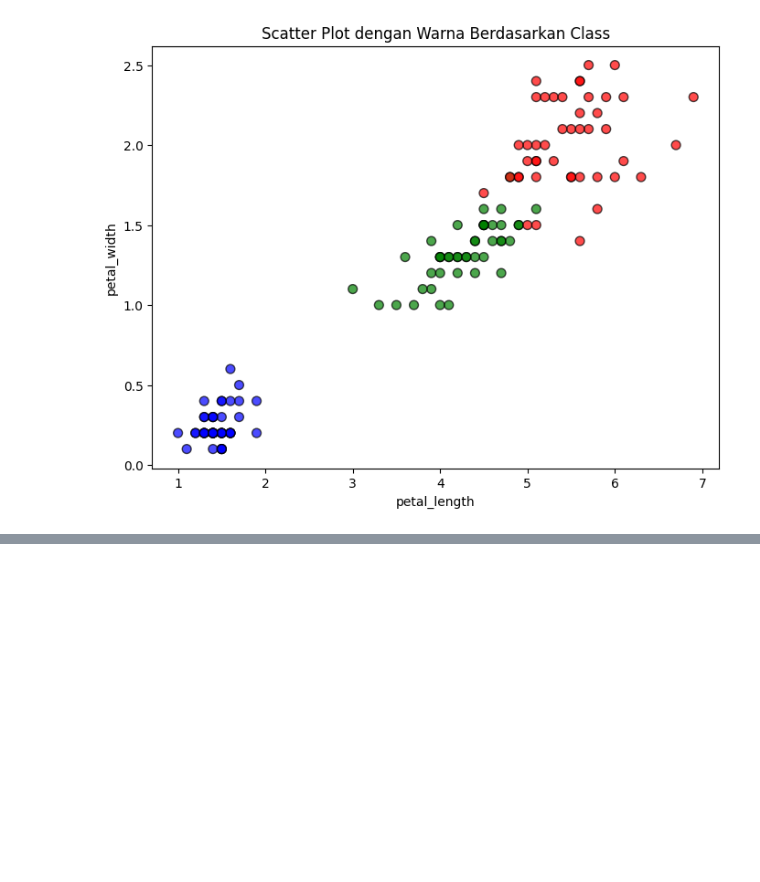
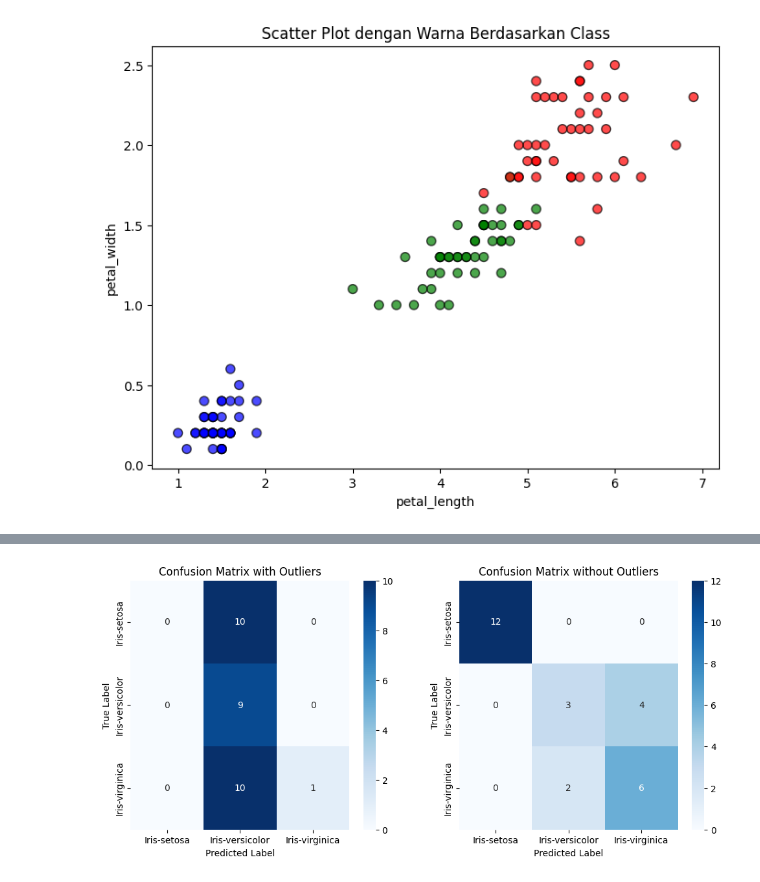
Before and after one commit to Malikzert/pendata, a Jupyter notebook: _sources/Tugas2.ipynb, the cells around one changed output, grey strips where cells are left out. Cells and saved outputs as stored; diff of their text form; code cells hidden in the pictures; blank space fills up the shorter version.

```diff
--- a/_sources/Tugas2.ipynb
+++ b/_sources/Tugas2.ipynb
@@ -668,0 +716,80 @@ plt.show()
+# %%
+from sklearn.naive_bayes import GaussianNB
+from sklearn.model_selection import train_test_split
+from sklearn.preprocessing import LabelEncoder
+from sklearn.metrics import accuracy_score, confusion_matrix
+import numpy as np
+import pandas as pd
+import seaborn as sns
+import matplotlib.pyplot as plt
+
+# Asumsikan df_merged sudah ada dari kode sebelumnya
+
+# Encode label kelas ke numerik
+label_encoder = LabelEncoder()
+df_merged["class_encoded"] = label_encoder.fit_transform(df_merged["class"])
+
+# Data dengan outlier
+X_all = df_merged[feature_columns]
+y_all = df_merged["class_encoded"].values  # Pastikan dalam bentuk array numpy
+
+# Data tanpa outlier
+df_cleaned = df_merged[df_merged["outlier"] == 1].drop(columns=["outlier"])
+X_clean = df_cleaned[feature_columns]
+y_clean = df_cleaned["class_encoded"].values  # Pastikan dalam bentuk array numpy
+
+# Split data dengan outlier
+X_train_all, X_test_all, y_train_all, y_test_all = train_test_split(
+    X_all, y_all, test_size=0.2, random_state=42)
+
+# Split data tanpa outlier
+X_train_clean, X_test_clean, y_train_clean, y_test_clean = train_test_split(
+    X_clean, y_clean, test_size=0.2, random_state=42)
+
+# Inisialisasi model Naive Bayes
+gnb = GaussianNB()
+
+# Latih dan uji model dengan outlier
+y_pred_all = gnb.fit(X_train_all, y_train_all).predict(X_test_all)
+mislabeled_all = (y_test_all != y_pred_all).sum()
+accuracy_all = accuracy_score(y_test_all, y_pred_all)
+print("Number of mislabeled points with outliers out of a total %d points : %d" % (X_test_all.shape[0], mislabeled_all))
+print("Accuracy with outliers: %.2f%%" % (accuracy_all * 100))
+
+# Menampilkan label yang salah pada data dengan outlier
+mislabeled_indices_all = np.where(y_test_all != y_pred_all)[0]
+print("Mislabeled points with outliers:")
+for i in mislabeled_indices_all:
+    true_label = label_encoder.inverse_transform([int(y_test_all[i])])[0]
+    predicted_label = label_encoder.inverse_transform([int(y_pred_all[i])])[0]
+    print(f"Index: {i}, True Label: {true_label}, Predicted: {predicted_label}")
+print()
+# Latih dan uji model tanpa outlier
+y_pred_clean = gnb.fit(X_train_clean, y_train_clean).predict(X_test_clean)
+mislabeled_clean = (y_test_clean != y_pred_clean).sum()
+accuracy_clean = accuracy_score(y_test_clean, y_pred_clean)
+print("Number of mislabeled points without outliers out of a total %d points : %d" % (X_test_clean.shape[0], mislabeled_clean))
+print("Accuracy without outliers: %.2f%%" % (accuracy_clean * 100))
+
+# Menampilkan label yang salah pada data tanpa outlier
+mislabeled_indices_clean = np.where(y_test_clean != y_pred_clean)[0]
+print("Mislabeled points without outliers:")
+for i in mislabeled_indices_clean:
+    true_label = label_encoder.inverse_transform([int(y_test_clean[i])])[0]
+    predicted_label = label_encoder.inverse_transform([int(y_pred_clean[i])])[0]
+    print(f"Index: {i}, True Label: {true_label}, Predicted: {predicted_label}")
+
+# Visualisasi Confusion Matrix
+fig, axes = plt.subplots(1, 2, figsize=(12, 5))
+sns.heatmap(confusion_matrix(y_test_all, y_pred_all), annot=True, fmt="d", cmap="Blues", xticklabels=label_encoder.classes_, yticklabels=label_encoder.classes_, ax=axes[0])
+axes[0].set_title("Confusion Matrix with Outliers")
+axes[0].set_xlabel("Predicted Label")
+axes[0].set_ylabel("True Label")
+
+sns.heatmap(confusion_matrix(y_test_clean, y_pred_clean), annot=True, fmt="d", cmap="Blues", xticklabels=label_encoder.classes_, yticklabels=label_encoder.classes_, ax=axes[1])
+axes[1].set_title("Confusion Matrix without Outliers")
+axes[1].set_xlabel("Predicted Label")
+axes[1].set_ylabel("True Label")
+
+plt.show()
+# %% [output]
@@ -668,0 +813 @@ plt.show()
+[figure, added]
```
Also changed, not shown: parts of 9 cells of this notebook, 5 other files.
